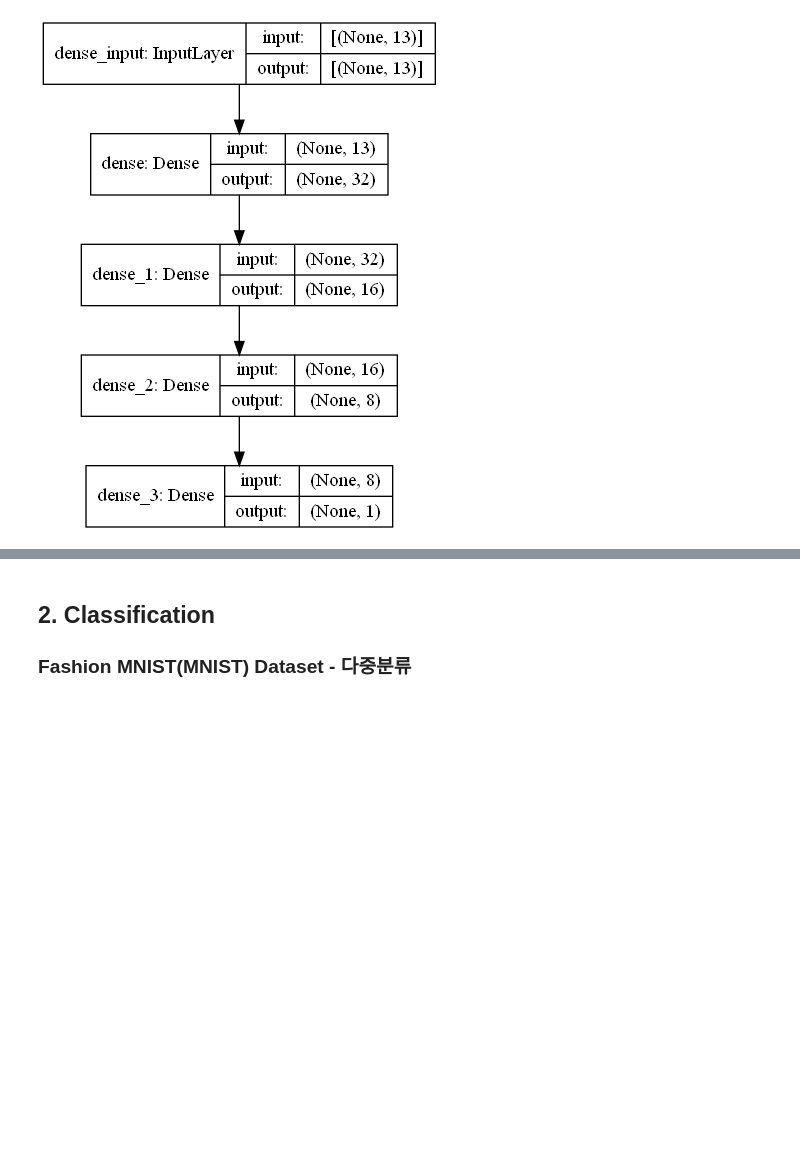
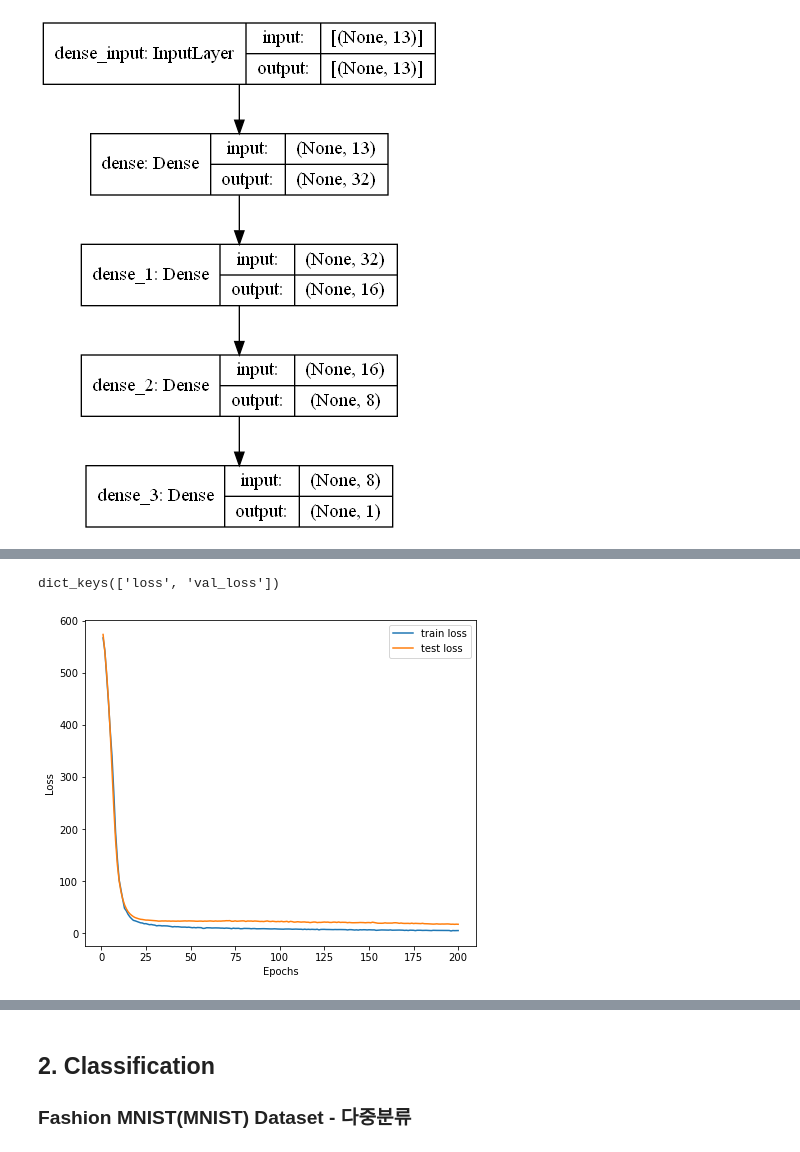
Before and after one commit to purple-cabbage0030/class_review, a Jupyter notebook: 13.deepLearning/04_DNN_분류_회귀.ipynb, the cells around one changed output, grey strips where cells are left out. Drawn from its saved outputs; the diff is of its cells as text; code cells hidden in the pictures; blank space fills up the shorter version.

```diff
--- a/13.deepLearning/04_DNN_분류_회귀.ipynb
+++ b/13.deepLearning/04_DNN_분류_회귀.ipynb
@@ -438,0 +445,5 @@ keras.utils.plot_model(model, show_shapes=True)
+# %%
+# 회귀 - loss=mean squared error (실제 오차는 loss의 루트값)
+# optimizer를 문자열로 지정하면 기본 설정을 사용하는 것. 바꾸고 싶으면 새로 객체를 지정해야 함. keras 의 optimizers라는 모듈 사용
+model.compile(loss='mse',
+              optimizer=keras.optimizers.Adam(learning_rate=LEARNING_RATE))
@@ -438,0 +452,5 @@ keras.utils.plot_model(model, show_shapes=True)
+# %%
+# batch_size는 train_dataset 생성 시 batch를 지정했기 때문에 학습 시에는 지정하지 않는다.
+hist = model.fit(train_dataset,
+                 epochs=N_EPOCHS,
+                 validation_data=test_dataset)   # Dataset을 이용할 경우 'validation_split=비율'은 사용 불가. ndarray로 데이터셋 넣을 때만 가능
@@ -438,0 +499,15 @@ keras.utils.plot_model(model, show_shapes=True)
+# %%
+hist.history.keys()
+# %% [output]
+dict_keys(['loss', 'val_loss'])
+# %%
+plt.figure(figsize=(7,6))
+plt.plot(range(1, N_EPOCHS+1), hist.history['loss'], label='train loss')
+plt.plot(range(1, N_EPOCHS+1), hist.history['val_loss'], label='test loss')
+plt.xlabel('Epochs')
+plt.ylabel('Loss')
+
+plt.legend()
+plt.show()
+# %% [output]
+[figure, added]
```
Also changed, not shown: parts of 48 cells of this notebook.
